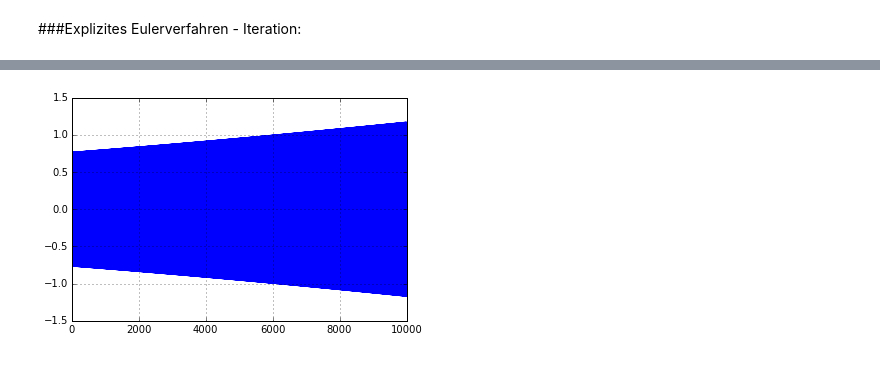
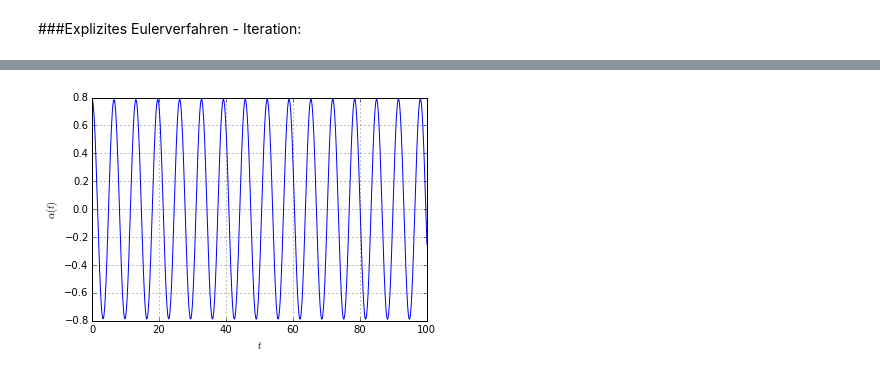
Before and after one commit to BerndSchwarzenbacher/numdiff, a Jupyter notebook: ueb1/aufgabe3.ipynb, the cells around one changed output, grey strips where cells are left out. Cells and saved outputs as stored; diff of their text form; code cells hidden in the pictures.

Commit message:
More plots in ex03

```diff
--- a/ueb1/aufgabe3.ipynb
+++ b/ueb1/aufgabe3.ipynb
@@ -34,7 +34,7 @@ $\begin{eqnarray}
 ###Optionen:
 # %%
 step = 10**(-4)
-max_time = 10**4
+max_time = 10**2
 mass = 1
 grav = 1
 length = 1
@@ -46,13 +46,9 @@ alpha_dot_0 = 0
 # %%
 sol_length = max_time/step
 time = np.arange(0, max_time, step)
-solution = np.zeros((2, sol_length))
-solution[0, 0] = alpha0
-solution[1, 0] = alpha_dot_0
+alpha = np.zeros(sol_length)
+alpha_dot = np.zeros(sol_length)
+alpha[0] = alpha0
+alpha_dot[0] = alpha_dot_0
 # %% [markdown]
 ###Explizites Eulerverfahren - Iteration:
-# %%
-%time
-for i, s in enumerate(solution[:,:-1].transpose()):
-    solution[0,i+1] = s[0] + step * s[1]
-    solution[1,i+1] = s[1] - step * grav/length * math.sin(s[0])
@@ -62,7 +55,12 @@ Wall time: 3.81 µs
+# %%
+for i, t in enumerate(time[:-1]):
+    alpha[i+1] = alpha[i] + step * alpha_dot[i]
+    alpha_dot[i+1] = alpha_dot[i] - step * math.sin(alpha[i])
 # %%
-plt.plot(time, solution[1,:])
+plt.plot(time, alpha)
 #plt.axis([-0.1, 1.1, -0.1, 1.1])
+plt.ylabel(r'$\alpha(t)$')
+plt.xlabel(r'$t$')
 plt.grid()
-plt.show()
 # %% [output]
-[figure, old version]
+[figure, new version]
```
Also changed, not shown: parts of 4 cells of this notebook.
